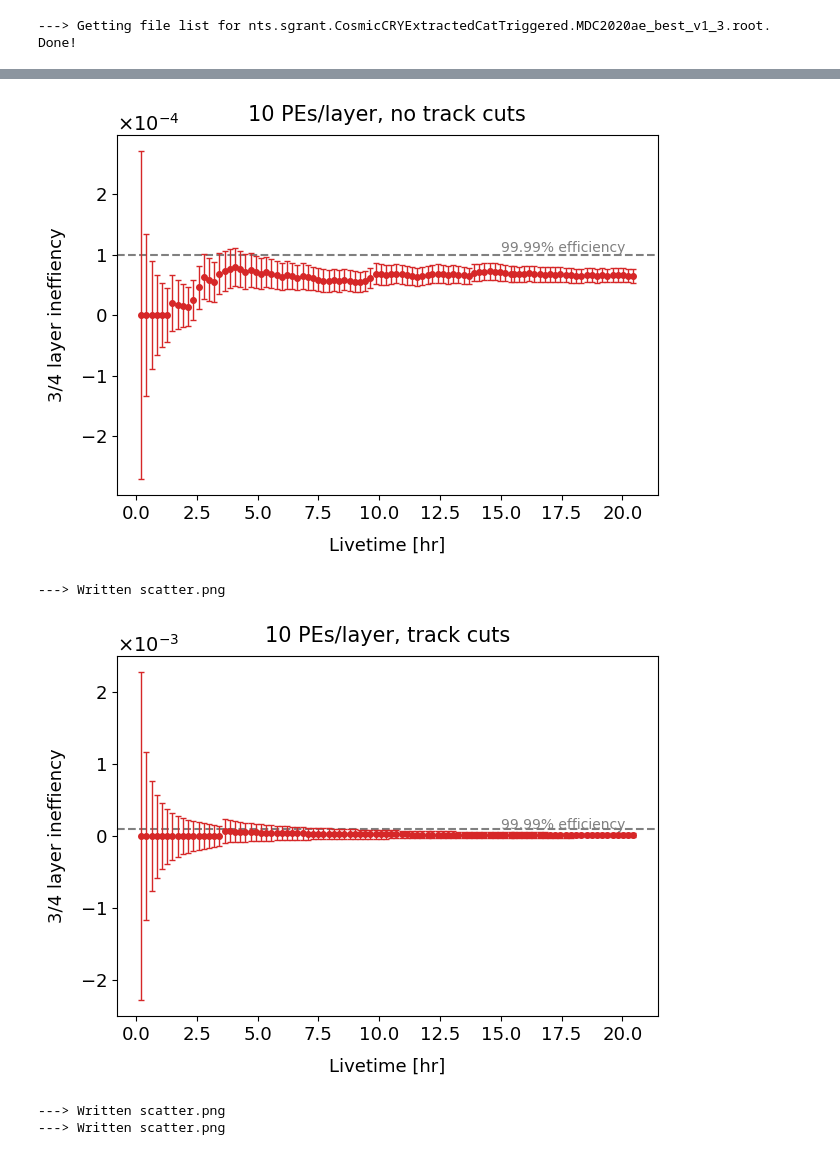
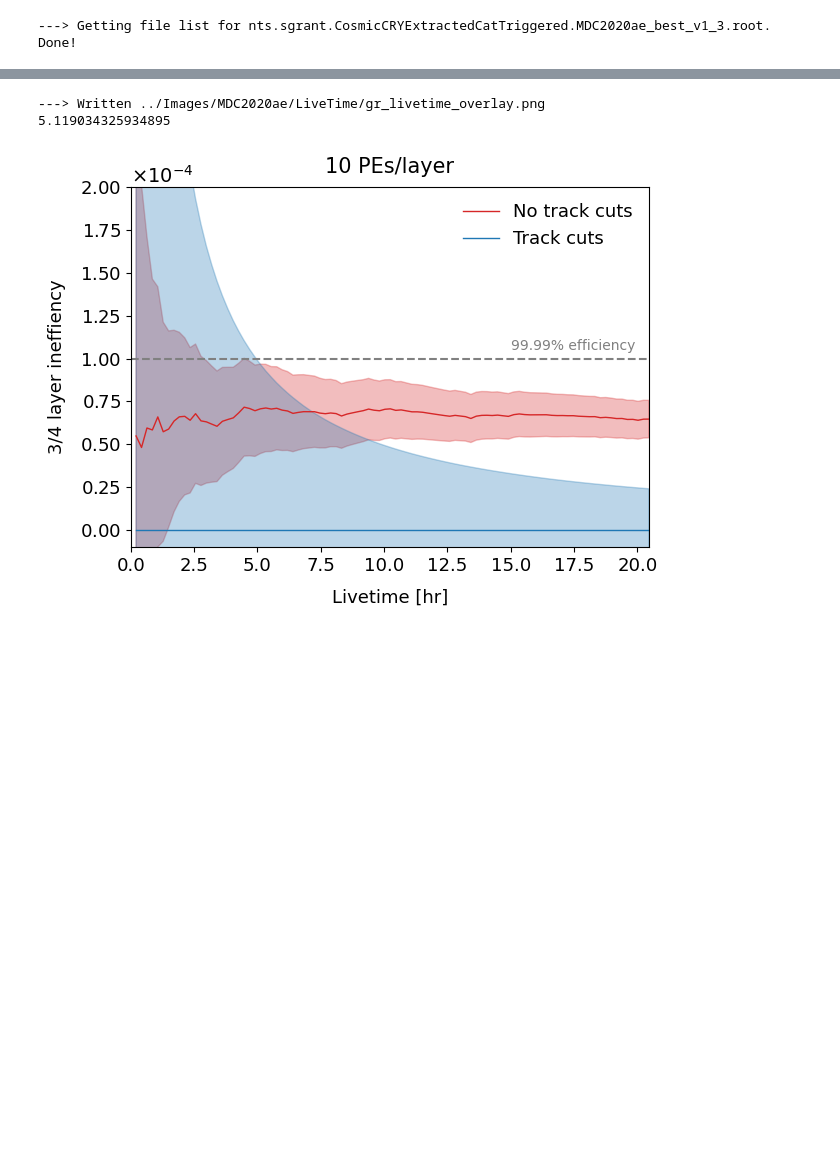
Before and after one commit to sam-grant/CRVSim, a Jupyter notebook: Analyses/Jupyter/LiveTime.ipynb, the cells around one changed output, grey strips where cells are left out. Cells and saved outputs as stored; diff of their text form; code cells hidden in the pictures; blank space fills up the shorter version.

Commit message:
Updated live time plotter.

```diff
--- a/Analyses/Jupyter/LiveTime.ipynb
+++ b/Analyses/Jupyter/LiveTime.ipynb
@@ -145,7 +245,11 @@ def PlotGraphOverlay(graphs_, title=None, xlabel=None, ylabel=None, xmin=0, xmax
         colour = ut.colours[i+1]
         if includeBlack: colour = ut.colours[i]
 
-        ax.errorbar(data_["x"], data_["y"], xerr=data_["xerr"], yerr=data_["yerr"], fmt='o', color=colour, markersize=4, ecolor=colour, capsize=2, elinewidth=1, linestyle='-',label=label)
+        # ax.errorbar(data_["x"], data_["y"], xerr=data_["xerr"], yerr=data_["yerr"], fmt='o', color=colour, markersize=4, ecolor=colour, capsize=2, elinewidth=1, linestyle='-',label=label)
+        # Plot the main data line
+        ax.plot(data_["x"], data_["y"], color=colour, label=label, linestyle='-', linewidth=1)
+        # Create error bands for y-error
+        ax.fill_between(data_["x"], data_["y"] - data_["yerr"], data_["y"] + data_["yerr"], color=colour, alpha=0.3)
 
     if log:
         ax.set_yscale("log")
@@ -169,6 +273,10 @@ def PlotGraphOverlay(graphs_, title=None, xlabel=None, ylabel=None, xmin=0, xmax
     if effLine:
         ax.text(15, 1.05e-4, "99.99% efficiency", color="gray") #, transform=ax.transAxes, ha='right')
         ax.axhline(y=1e-4, color='gray', linestyle='--')
+        # ax.axvline(x=graphs_["Track cuts"]["x"][graphs_["Track cuts"]["y"] <= (1e-4 - graphs_["Track cuts"]["yerr"])], color='gray', linestyle='--')
+        # print(graphs_["Track cuts"]["x"][graphs_["Track cuts"]["y"] <= (1e-4 - graphs_["Track cuts"]["yerr"])])
+
+    ut.ScientificNotation(ax)
 
     ax.legend(loc="best", frameon=False, fontsize=13) # , markerscale=5)
 
@@ -252,53 +376,65 @@ def WilsonUncertainty(data_, conservative=True):
 #                 , xlabel="Livetime [hr]", ylabel=f"{layer}/4 layer ineffiency")
 
 
 # cut="no_track_cuts"
 
-PlotGraphErrors(x=(data_no_track_cuts_["running_livetime"]/3600)
-                , y=(data_no_track_cuts_["running_failures"]/data_no_track_cuts_["running_total"])
-                # , yerr=np.sqrt(data_["running_failures"]) / (data_["running_total"]) # Poisson
-                , yerr=WilsonUncertainty(data_no_track_cuts_, conservative=True)
-                , colour=ut.colours[1]
-                , xlabel="Livetime [hr]"
-                , ylabel=f"{layers}/4 layer ineffiency"
-                , title=f"{PEs} PEs/layer, no track cuts")
+# PlotGraphErrors(x=(data_no_track_cuts_["running_livetime"]/3600)
+#                 , y=(data_no_track_cuts_["running_failures"]/data_no_track_cuts_["running_total"])
+#                 # , yerr=np.sqrt(data_["running_failures"]) / (data_["running_total"]) # Poisson
+#                 , yerr=WilsonUncertainty(data_no_track_cuts_, conservative=True)
+#                 , colour=ut.colours[1]
+#                 , xlabel="Livetime [hr]"
+#                 , ylabel=f"{layers}/4 layer ineffiency"
+#                 , title=f"{PEs} PEs/layer, no track cuts")
 
-PlotGraphErrors(x=(data_track_cuts_["running_livetime"]/3600)
-                , y=(data_track_cuts_["running_failures"]/data_track_cuts_["running_total"])
-                # , yerr=np.sqrt(data_["running_failures"]) / (data_["running_total"]) # Poisson
-                , yerr=WilsonUncertainty(data_track_cuts_, conservative=True)
-                , colour=ut.colours[1]
-                , xlabel="Livetime [hr]"
-                , ylabel=f"{layers}/4 layer ineffiency"
-                , title=f"{PEs} PEs/layer, track cuts")
+# PlotGraphErrors(x=(data_track_cuts_["running_livetime"]/3600)
+#                 , y=(data_track_cuts_["running_failures"]/data_track_cuts_["running_total"])
+#                 # , yerr=np.sqrt(data_["running_failures"]) / (data_["running_total"]) # Poisson
+#                 , yerr=WilsonUncertainty(data_track_cuts_, conservative=True)
+#                 , colour=ut.colours[1]
+#                 , xlabel="Livetime [hr]"
+#                 , ylabel=f"{layers}/4 layer ineffiency"
+#                 , title=f"{PEs} PEs/layer, track cuts")
 
 graphs_ = { "No track cuts" :
            { "x" : data_no_track_cuts_["running_livetime"]/3600
             , "xerr" : [0]*len(data_no_track_cuts_["running_livetime"])
             , "y" : data_no_track_cuts_["running_failures"]/data_no_track_cuts_["running_total"]
             , "yerr" : WilsonUncertainty(data_no_track_cuts_, conservative=True) }
            , "Track cuts" :
            { "x" : data_track_cuts_["running_livetime"]/3600
             , "xerr" : [0]*len(data_track_cuts_["running_livetime"])
             , "y" : data_track_cuts_["running_failures"]/data_track_cuts_["running_total"]
             , "yerr" : WilsonUncertainty(data_track_cuts_, conservative=True) }
           }
 
 
 
 PlotGraphOverlay(graphs_
                 , xlabel="Livetime [hr]"
                 , ylabel=f"{layers}/4 layer ineffiency"
-                , title=f"{PEs} PEs/layer, track cuts"
-                , effLine=True)
+                , title=f"{PEs} PEs/layer"
+                , ymin = -1e-5, ymax=2e-4
+                , xmin = 0, xmax=20.46
+                , effLine=True
+                , fout="../Images/MDC2020ae/LiveTime/gr_livetime_overlay.png")
+
+# PlotGraphOverlay(graphs_
+#                 , xlabel="Livetime [hr]"
+#                 , ylabel=f"{layers}/4 layer ineffiency"
+#                 , title=f"{PEs} PEs/layer, track cuts"
+#                 , ymin = 0, ymax=1e-3
+#                 , xmin = 0, xmax=20.46
+#                 , effLine=True
+#                 , log=True)
+
+print(np.min(graphs_["Track cuts"]["x"][graphs_["Track cuts"]["y"] <= (1e-4 - graphs_["Track cuts"]["yerr"])])) #$[data_track_cuts_["Track cuts"]["y"] <= (1e-4 - graphs_["Track cuts"]["yerr"])]
 # PlotGraphErrors(x=(data_["running_livetime"]/3600)
 #                 , y=(data_["running_failures"]/data_["running_total"])
 #                 # , yerr=np.sqrt(data_["running_failures"]) / (data_["running_total"]) # Poisson
 #                 , yerr=WilsonUncertainty(data_, conservative=False)
 #                 , xlabel="Livetime [hr]", ylabel=f"{layer}/4 layer ineffiency")
 # %% [output]
+---> Written ../Images/MDC2020ae/LiveTime/gr_livetime_overlay.png
+5.119034325934895
-[figure, old version]
+[figure, new version]
----> Written scatter.png
-[figure, removed]
----> Written scatter.png
----> Written scatter.png
```
Also changed, not shown: parts of 6 cells of this notebook.
